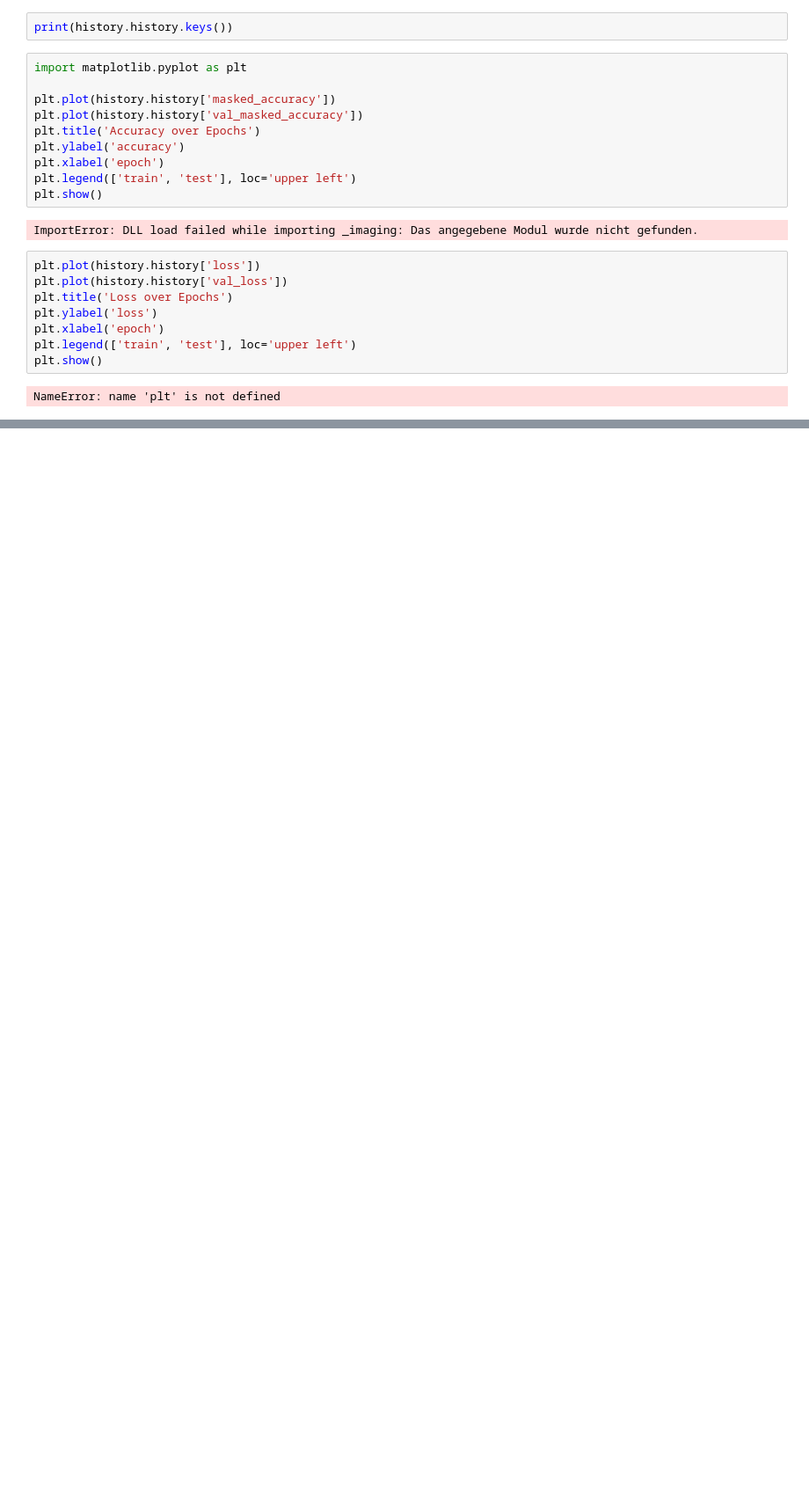
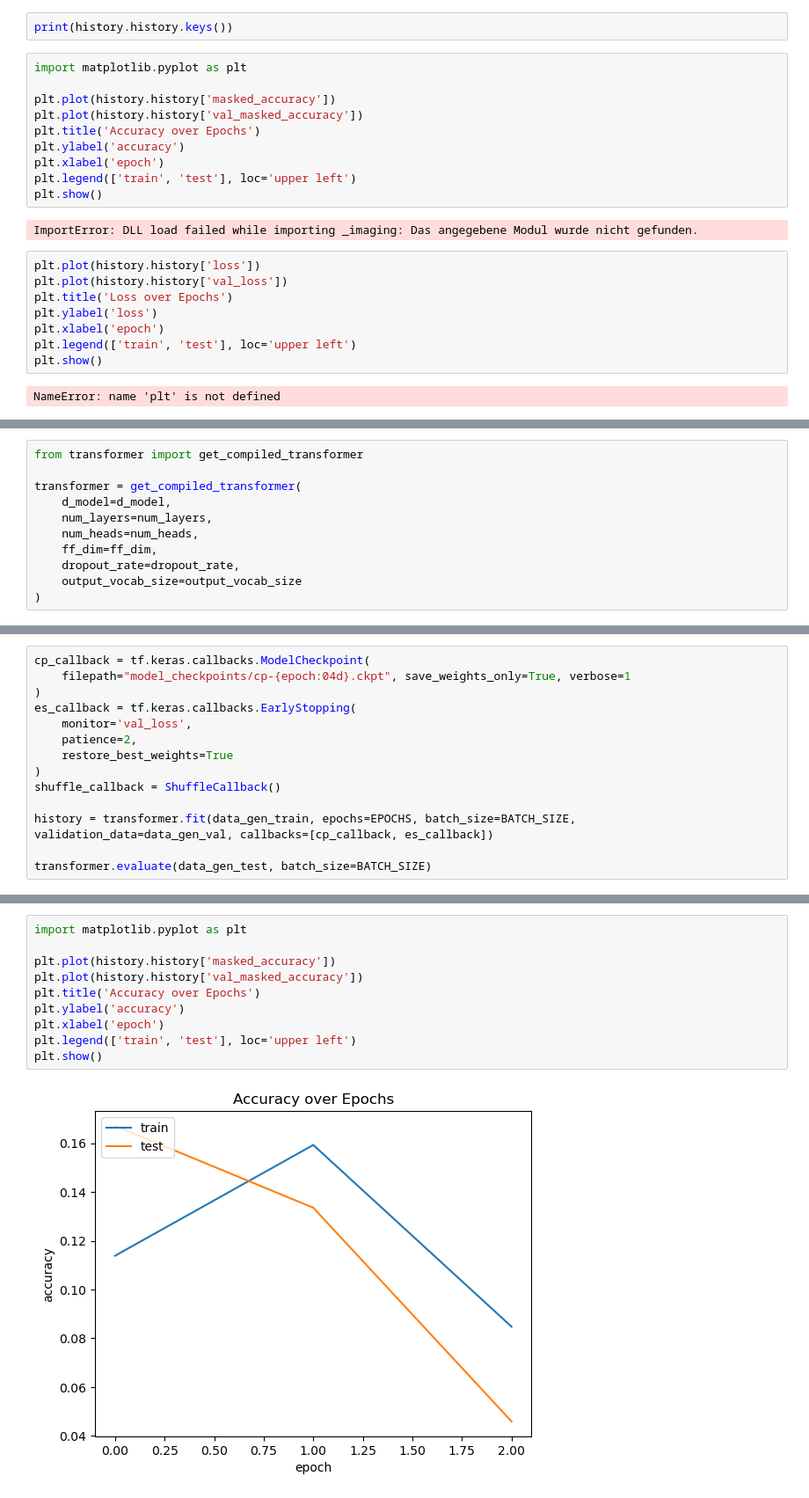
Before and after one commit to 4nn1k4/ASL-Fingerspelling-Translation, a Jupyter notebook: Training.ipynb, the cells around one changed output, grey strips where cells are left out. Shown: that part at 88% size. Saved outputs shown, nothing was run; the diff lists cells and outputs as text; blank space fills up the shorter version.

```diff
--- a/Training.ipynb
+++ b/Training.ipynb
@@ -84,0 +193,11 @@ NameError: name 'plt' is not defined
+# %%
+from transformer import get_compiled_transformer
+
+transformer = get_compiled_transformer(
+    d_model=d_model,
+    num_layers=num_layers,
+    num_heads=num_heads,
+    ff_dim=ff_dim,
+    dropout_rate=dropout_rate,
+    output_vocab_size=output_vocab_size
+)
@@ -84,0 +208,14 @@ NameError: name 'plt' is not defined
+# %%
+cp_callback = tf.keras.callbacks.ModelCheckpoint(
+    filepath="model_checkpoints/cp-{epoch:04d}.ckpt", save_weights_only=True, verbose=1
+)
+es_callback = tf.keras.callbacks.EarlyStopping(
+    monitor='val_loss',
+    patience=2,
+    restore_best_weights=True
+)
+shuffle_callback = ShuffleCallback()
+
+history = transformer.fit(data_gen_train, epochs=EPOCHS, batch_size=BATCH_SIZE, validation_data=data_gen_val, callbacks=[cp_callback, es_callback])
+
+transformer.evaluate(data_gen_test, batch_size=BATCH_SIZE)
@@ -84,0 +231,12 @@ NameError: name 'plt' is not defined
+# %%
+import matplotlib.pyplot as plt
+
+plt.plot(history.history['masked_accuracy'])
+plt.plot(history.history['val_masked_accuracy'])
+plt.title('Accuracy over Epochs')
+plt.ylabel('accuracy')
+plt.xlabel('epoch')
+plt.legend(['train', 'test'], loc='upper left')
+plt.show()
+# %% [output]
+[figure, added]
```
Also changed, not shown: parts of 12 cells of this notebook, 2 other files.
